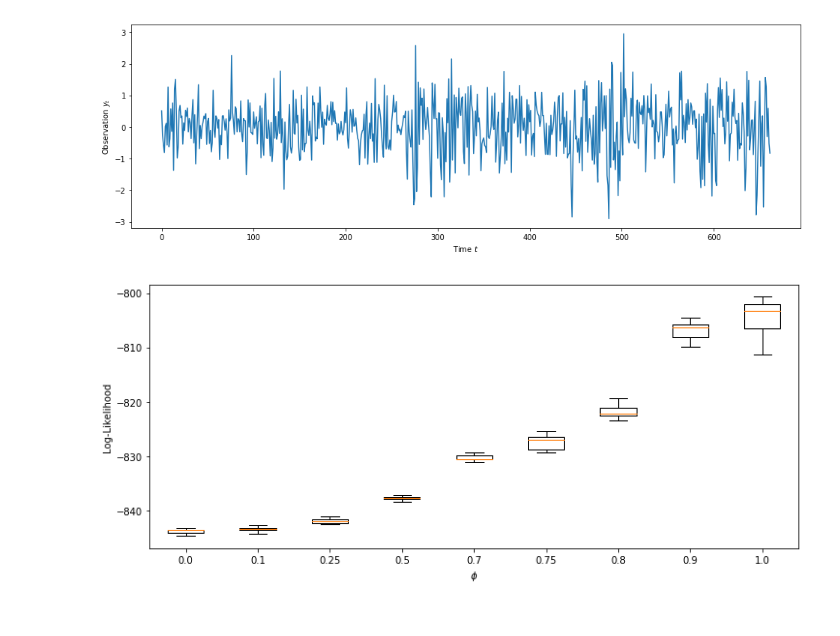
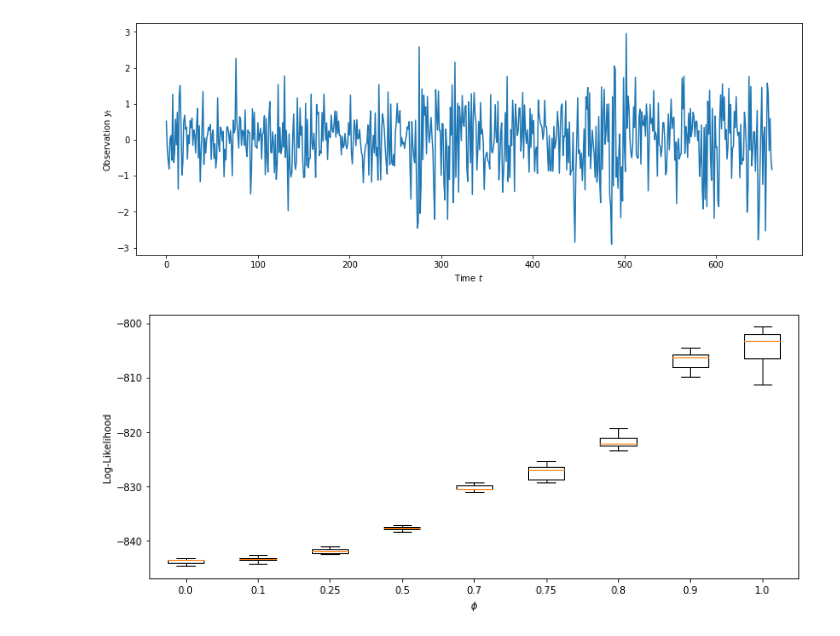
Before and after one commit to marcusklasson/smc_methods, a Jupyter notebook: homework/h3.ipynb, the cells around one changed output. Drawn from its saved outputs; the diff is of its cells as text; code cells hidden in the pictures.

```diff
--- a/homework/h3.ipynb
+++ b/homework/h3.ipynb
@@ -1,20 +1,20 @@
 # %%
 import os
 import numpy as np
 import matplotlib.pyplot as plt
-from scipy.stats import norm
+from scipy.stats import norm, invgamma
 
 # Load data
 path = os.getcwd()
 y = np.genfromtxt(path + '/OMXLogReturns.csv')
 
 # Plot observations
-fig, ax = plt.subplots(figsize=(16, 5))
+fig, ax = plt.subplots(figsize=(14, 5))
 ax.plot(y)
 ax.set_xlabel("Time $t$"); ax.set_ylabel("Observation $y_t$");
 plt.show()
 # %% [output]
-[figure, old version]
+[figure, new version]
 # %%
 def bootstrap_particle_filter(y, N, theta, resampling=True):
 
```
Also changed, not shown: parts of 6 cells of this notebook.
